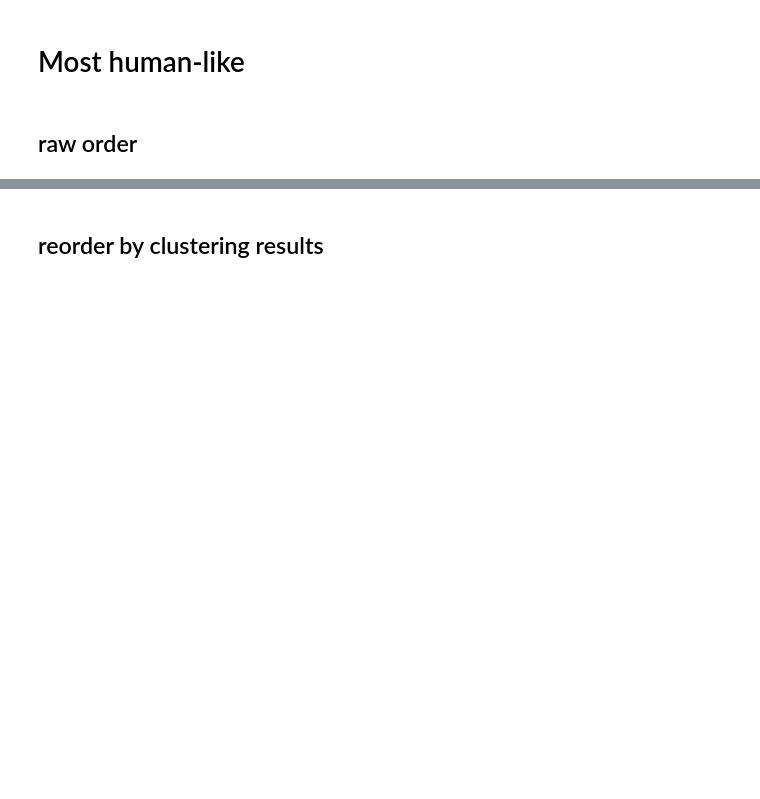
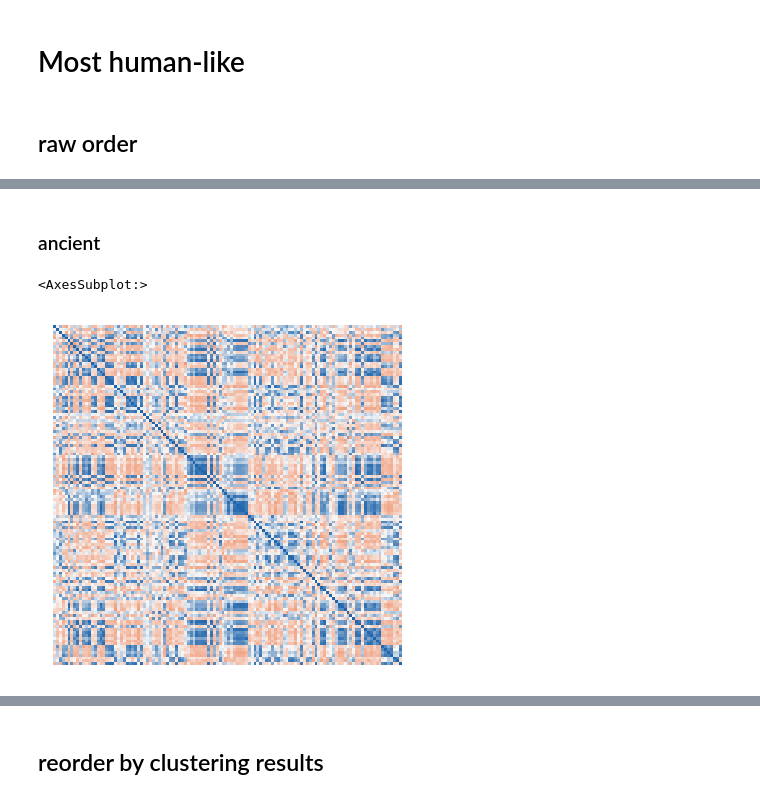
Before and after one commit to BNU-Wang-MSN-Lab/FAVEE-HPP, a Jupyter notebook: Study3/Across_history/3.Human_compare&Model_compare/3.correlation_human_bert.ipynb, the cells around one changed output, grey strips where cells are left out. Cells and saved outputs as stored; diff of their text form; code cells hidden in the pictures; blank space fills up the shorter version.

```diff
--- a/Study3/Across_history/3.Human_compare&Model_compare/3.correlation_human_bert.ipynb
+++ b/Study3/Across_history/3.Human_compare&Model_compare/3.correlation_human_bert.ipynb
@@ -310,0 +313,21 @@ sns.heatmap(bert_sim,xticklabels='',yticklabels='',cmap = cmaps,cbar=False,vmin=
+# %% [markdown]
+### ancient
+# %%
+bert_sim_ancient = pd.read_csv('sim_bert_embedding/ancient/q3.2_bert_embedding_data/MASK_embedding_output.csv',
+                       encoding='gb18030',index_col=0)
+human_sim_ancient = human_sim.loc[bert_sim_ancient.index,bert_sim_ancient.columns]
+
+modern_rels = list(bert_sim.index)
+ancient_in_modern_rels = [i for i in modern_rels if i in bert_sim_ancient.index]
+len(ancient_in_modern_rels)
+
+human_sim_ancient = human_sim_ancient.loc[ancient_in_modern_rels,ancient_in_modern_rels]
+bert_sim_ancient = bert_sim_ancient.loc[ancient_in_modern_rels,ancient_in_modern_rels]
+# %%
+plt.figure(figsize=(3,3),dpi=150)
+mycolor = ['#EF8A62','#F7F7F7','#2166AC']
+cmaps = mpl.colors.LinearSegmentedColormap.from_list('mylist',mycolor,N=100)
+sns.heatmap(human_sim_ancient,xticklabels='',yticklabels='',cmap = cmaps,cbar=False,vmin=-1, vmax=1)
+# %% [output]
+<AxesSubplot:>
+[figure, added]
```
Also changed, not shown: parts of 5 cells of this notebook, 1 other file.
